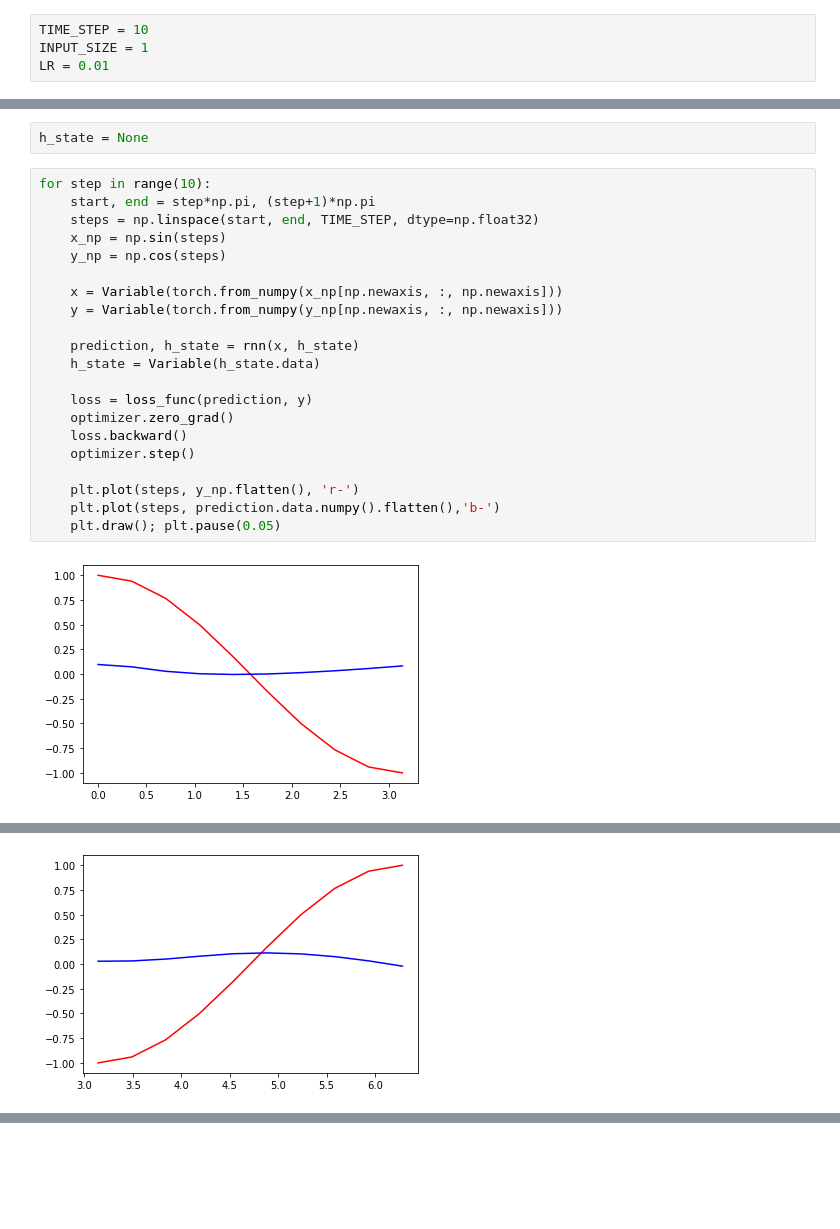
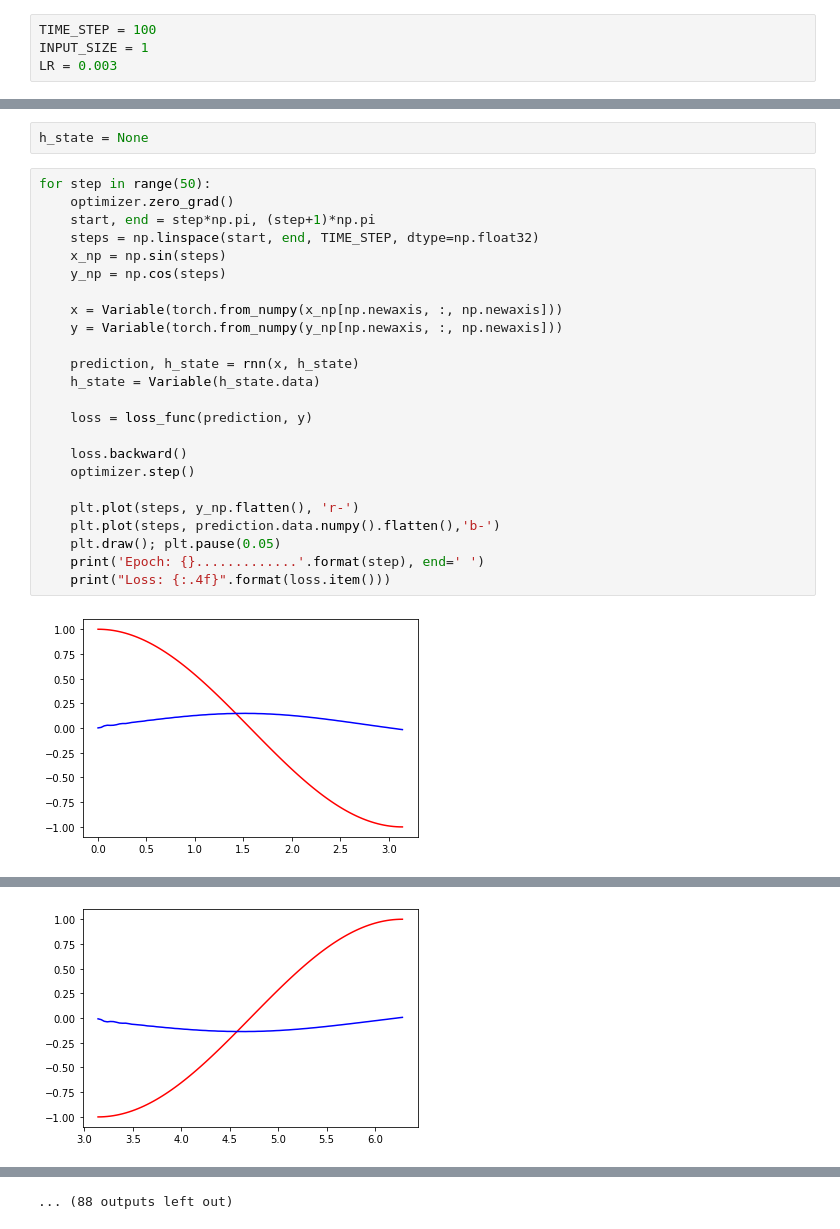
Before and after one commit to shuyuqin/497_MAT_Assignment, a Jupyter notebook: pytorch_model.ipynb, the cells around one changed output, grey strips where cells are left out. Drawn from its saved outputs; the diff is of its cells as text; blank space fills up the shorter version.

```diff
--- a/pytorch_model.ipynb
+++ b/pytorch_model.ipynb
@@ -247,9 +251,9 @@ plt.plot(Vdc,F2,'r')
 [<matplotlib.lines.Line2D at 0x...>]
 [figure]
 # %%
-TIME_STEP = 10
+TIME_STEP = 100
 INPUT_SIZE = 1
-LR = 0.01
+LR = 0.003
 # %%
 x = np.linspace(0,1,100,dtype = np.float32)
 # %%
@@ -290,7 +294,8 @@ loss_func = nn.MSELoss()
 # %%
 h_state = None
 # %%
-for step in range(10):
+for step in range(50):
+    optimizer.zero_grad()
     start, end = step*np.pi, (step+1)*np.pi
     steps = np.linspace(start, end, TIME_STEP, dtype=np.float32)
     x_np = np.sin(steps)
@@ -303,12 +308,14 @@ for step in range(10):
     h_state = Variable(h_state.data)
 
     loss = loss_func(prediction, y)
-    optimizer.zero_grad()
+
     loss.backward()
     optimizer.step()
 
     plt.plot(steps, y_np.flatten(), 'r-')
     plt.plot(steps, prediction.data.numpy().flatten(),'b-')
     plt.draw(); plt.pause(0.05)
+    print('Epoch: {}.............'.format(step), end=' ')
+    print("Loss: {:.4f}".format(loss.item()))
 # %% [output]
-[figure, old version]
+[figure, new version]
@@ -315 +323 @@ for step in range(10):
-[figure, old version]
+[figure, new version]
@@ -323,0 +333 @@ for step in range(10):
+... (88 outputs left out)
```
Also changed, not shown: parts of 10 cells of this notebook.
